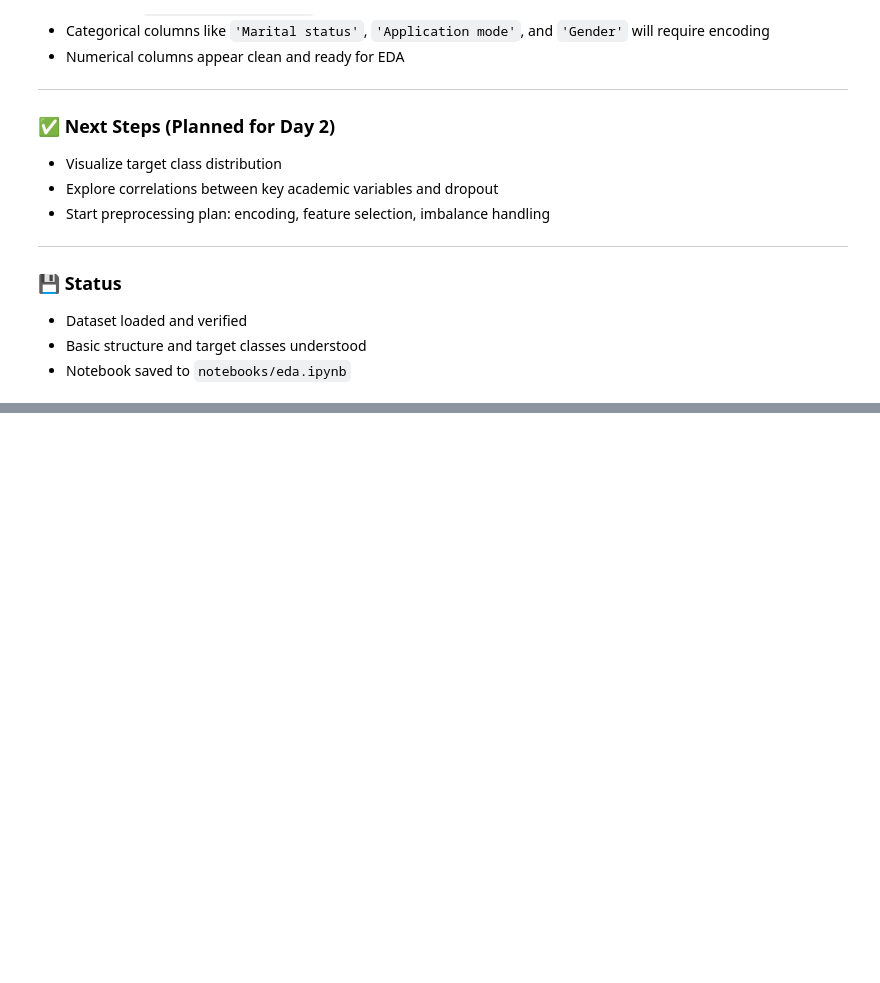
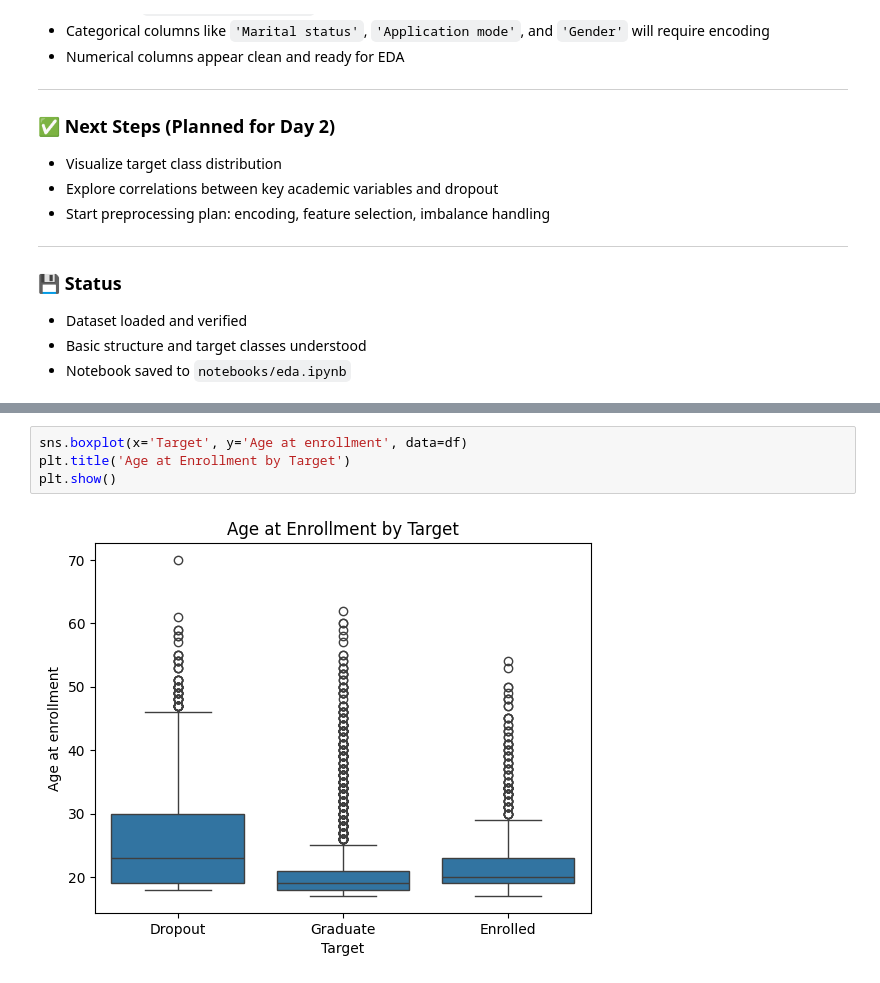
Before and after one commit to nganga-njoroge/student-dropout-predictor, a Jupyter notebook: notebooks/eda.ipynb, the cells around one changed output, grey strips where cells are left out. Saved outputs shown, nothing was run; the diff lists cells and outputs as text; blank space fills up the shorter version.

```diff
--- a/notebooks/eda.ipynb
+++ b/notebooks/eda.ipynb
@@ -92,0 +128,6 @@ Name: proportion, dtype: float64
+# %%
+sns.boxplot(x='Target', y='Age at enrollment', data=df)
+plt.title('Age at Enrollment by Target')
+plt.show()
+# %% [output]
+[figure, added]
```
Also changed, not shown: parts of 6 cells of this notebook.
